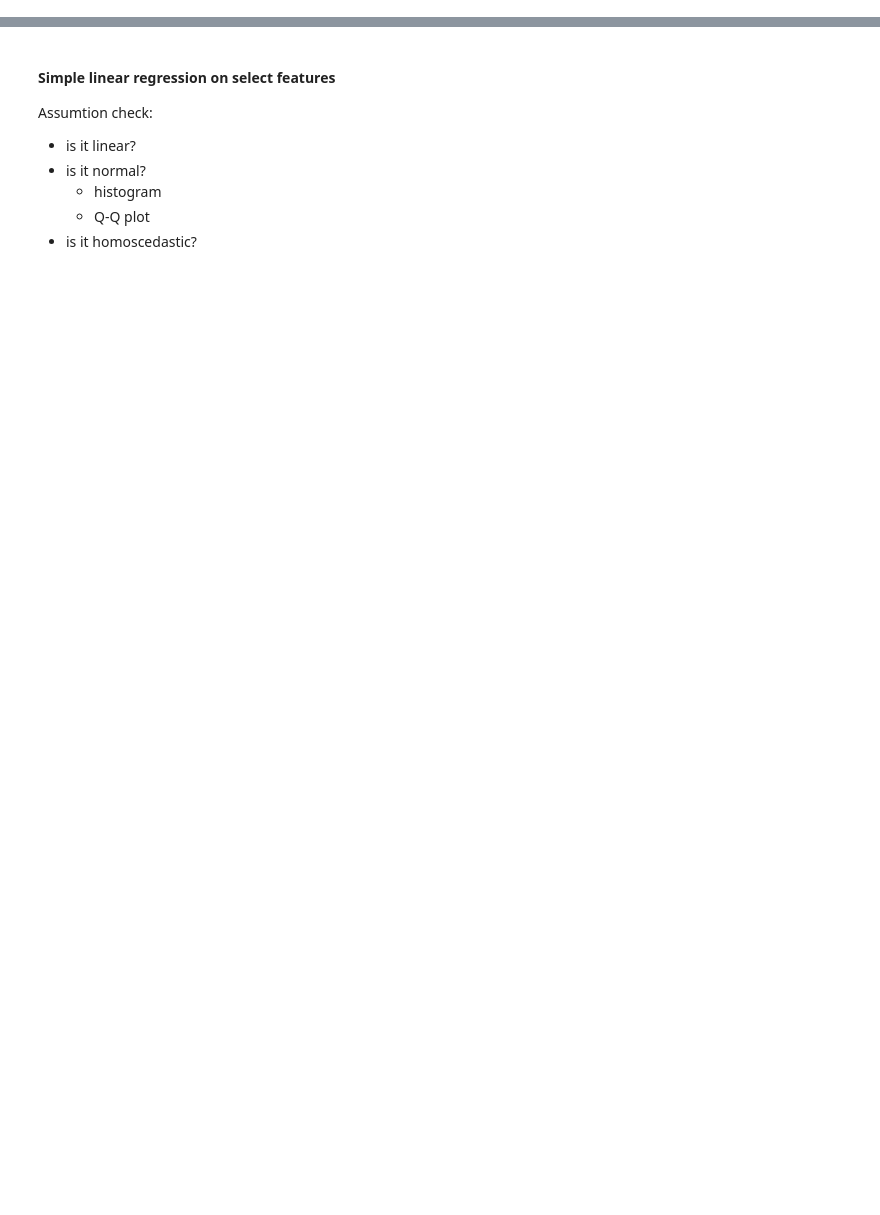
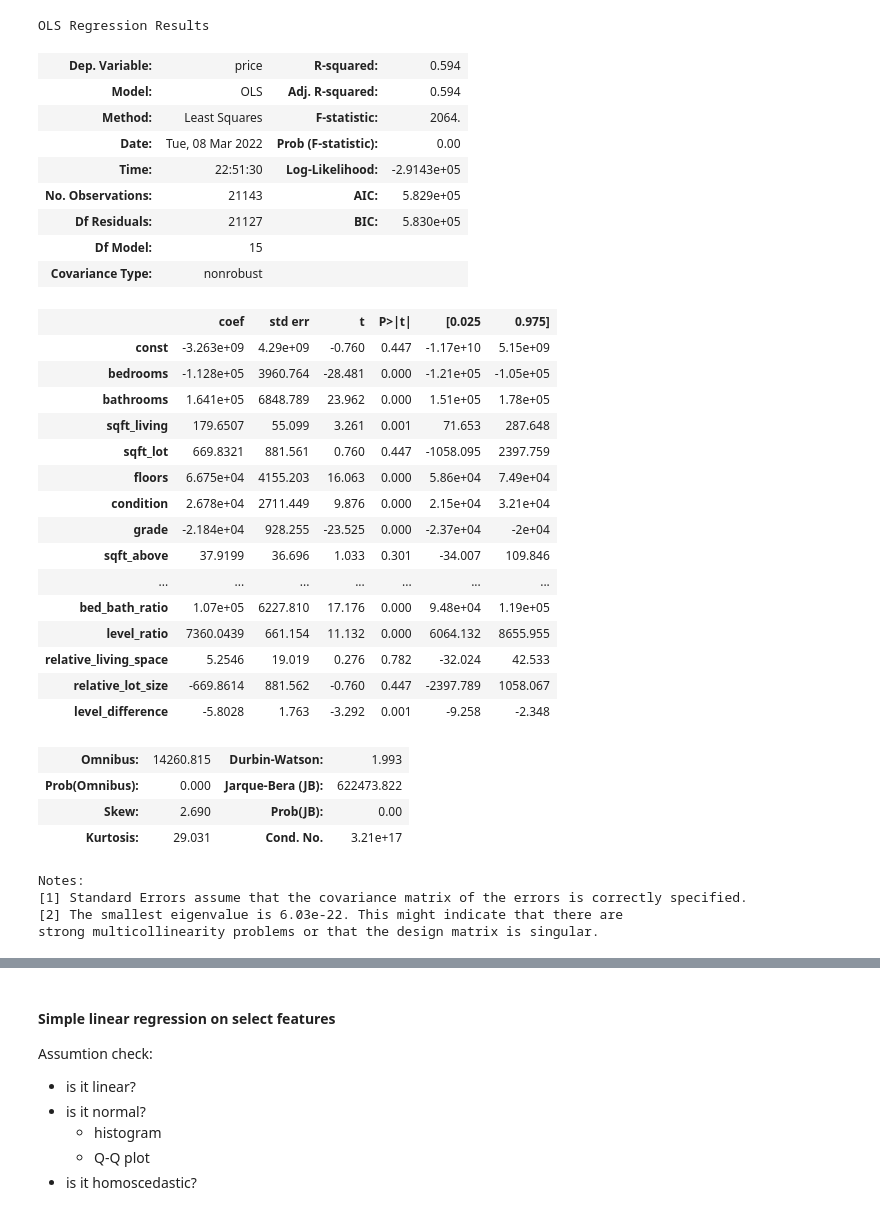
Before and after one commit to Zeth-Abney/Flatiron-school, a Jupyter notebook: phase-2/PROJECT/EDA-two.ipynb, the cells around one changed output, grey strips where cells are left out. Saved outputs shown, nothing was run; the diff lists cells and outputs as text; code cells hidden in the pictures; blank space fills up the shorter version.

```diff
--- a/phase-2/PROJECT/EDA-two.ipynb
+++ b/phase-2/PROJECT/EDA-two.ipynb
@@ -26,0 +145,39 @@ plt.show()
+# %%
+predictors_int = sm.add_constant(X)
+model = sm.OLS(y,predictors_int).fit()
+model.summary()
+# %% [output]
+OLS Regression Results
+| Dep. Variable: | price | R-squared: | 0.594 |
+| Model: | OLS | Adj. R-squared: | 0.594 |
+| Method: | Least Squares | F-statistic: | 2064. |
+| Date: | Tue, 08 Mar 2022 | Prob (F-statistic): | 0.00 |
+| Time: | 22:51:30 | Log-Likelihood: | -2.9143e+05 |
+| No. Observations: | 21143 | AIC: | 5.829e+05 |
+| Df Residuals: | 21127 | BIC: | 5.830e+05 |
+| Df Model: | 15 |  |  |
+| Covariance Type: | nonrobust |  |  |
+|  | coef | std err | t | P>|t| | [0.025 | 0.975] |
+| const | -3.263e+09 | 4.29e+09 | -0.760 | 0.447 | -1.17e+10 | 5.15e+09 |
+| bedrooms | -1.128e+05 | 3960.764 | -28.481 | 0.000 | -1.21e+05 | -1.05e+05 |
+| bathrooms | 1.641e+05 | 6848.789 | 23.962 | 0.000 | 1.51e+05 | 1.78e+05 |
+| sqft_living | 179.6507 | 55.099 | 3.261 | 0.001 | 71.653 | 287.648 |
+| sqft_lot | 669.8321 | 881.561 | 0.760 | 0.447 | -1058.095 | 2397.759 |
+| floors | 6.675e+04 | 4155.203 | 16.063 | 0.000 | 5.86e+04 | 7.49e+04 |
+| condition | 2.678e+04 | 2711.449 | 9.876 | 0.000 | 2.15e+04 | 3.21e+04 |
+| grade | -2.184e+04 | 928.255 | -23.525 | 0.000 | -2.37e+04 | -2e+04 |
+| sqft_above | 37.9199 | 36.696 | 1.033 | 0.301 | -34.007 | 109.846 |
+| ... | ... | ... | ... | ... | ... | ... |
+| bed_bath_ratio | 1.07e+05 | 6227.810 | 17.176 | 0.000 | 9.48e+04 | 1.19e+05 |
+| level_ratio | 7360.0439 | 661.154 | 11.132 | 0.000 | 6064.132 | 8655.955 |
+| relative_living_space | 5.2546 | 19.019 | 0.276 | 0.782 | -32.024 | 42.533 |
+| relative_lot_size | -669.8614 | 881.562 | -0.760 | 0.447 | -2397.789 | 1058.067 |
+| level_difference | -5.8028 | 1.763 | -3.292 | 0.001 | -9.258 | -2.348 |
+| Omnibus: | 14260.815 | Durbin-Watson: | 1.993 |
+| Prob(Omnibus): | 0.000 | Jarque-Bera (JB): | 622473.822 |
+| Skew: | 2.690 | Prob(JB): | 0.00 |
+| Kurtosis: | 29.031 | Cond. No. | 3.21e+17 |
+Notes:
+[1] Standard Errors assume that the covariance matrix of the errors is correctly specified.
+[2] The smallest eigenvalue is 6.03e-22. This might indicate that there are
+strong multicollinearity problems or that the design matrix is singular.
```
Also changed, not shown: parts of 28 cells of this notebook, 3 other files.
